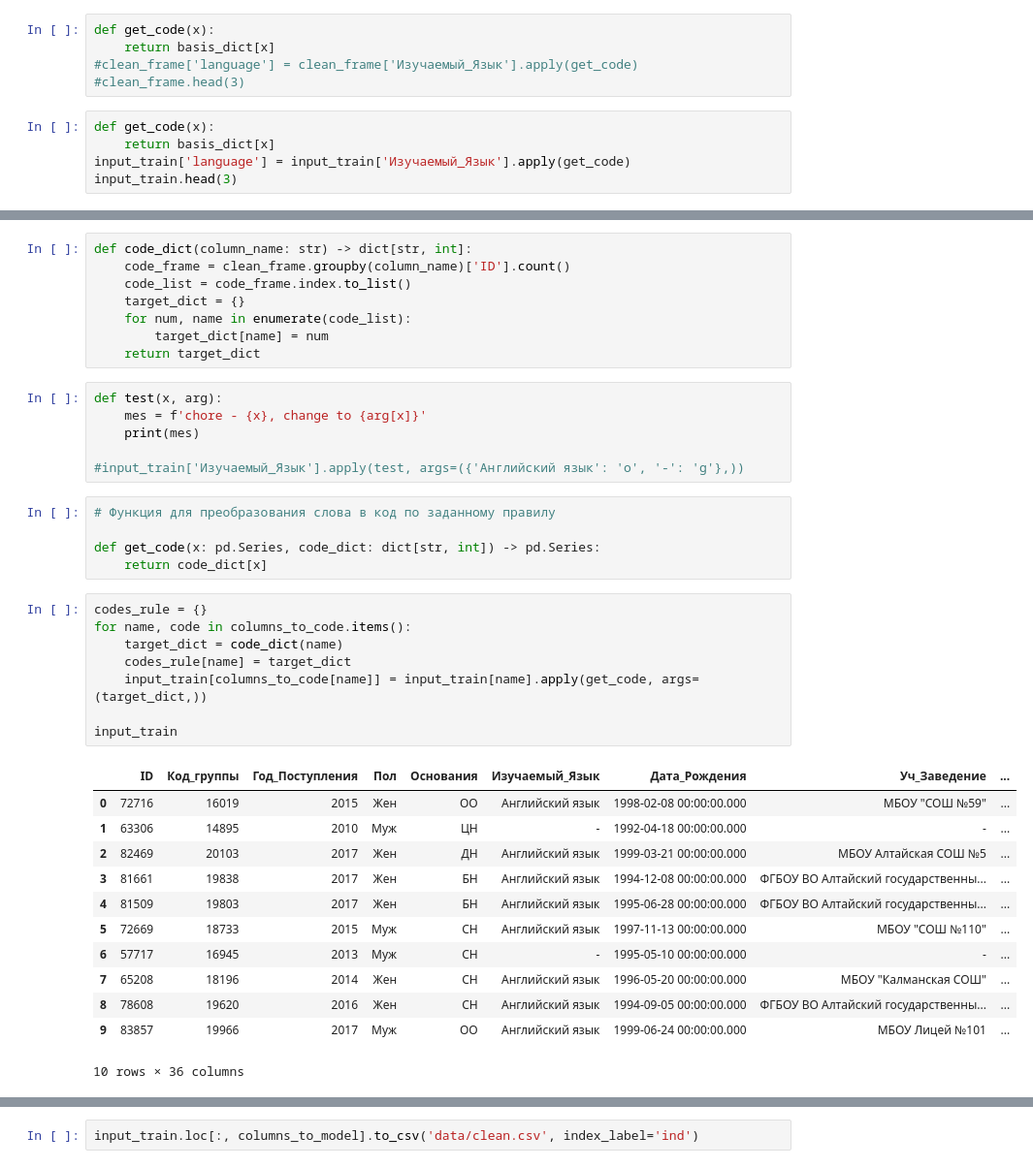
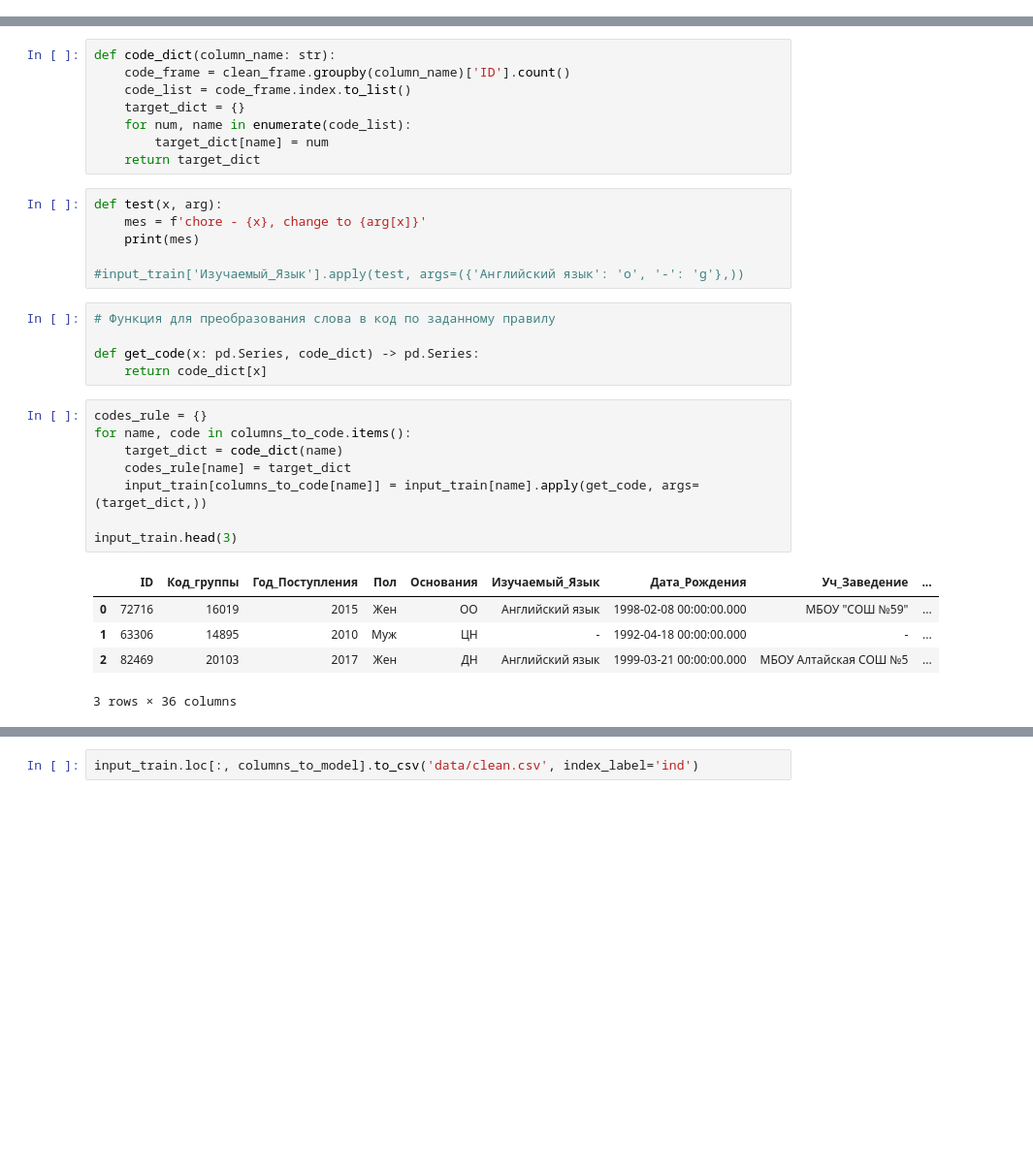
Before and after one commit to RomanZorkin/digital_match_altay, a Jupyter notebook: notebooks/prepare_trainDS.ipynb, the cells around one changed output, grey strips where cells are left out. Shown: that part at 97% size. Cells and saved outputs as stored; diff of their text form; blank space fills up the shorter version.

```diff
--- a/notebooks/prepare_trainDS.ipynb
+++ b/notebooks/prepare_trainDS.ipynb
@@ -460,10 +482,0 @@ basis_dict
-# %%
-def get_code(x):
-    return basis_dict[x]
-#clean_frame['language'] = clean_frame['Изучаемый_Язык'].apply(get_code)
-#clean_frame.head(3)
-# %%
-def get_code(x):
-    return basis_dict[x]
-input_train['language'] = input_train['Изучаемый_Язык'].apply(get_code)
-input_train.head(3)
@@ -549,7 +558,7 @@ columns_to_code = {
     'Страна_Родители': 'parents_country',
 }
 # %%
-def code_dict(column_name: str) -> dict[str, int]:
+def code_dict(column_name: str):
     code_frame = clean_frame.groupby(column_name)['ID'].count()
     code_list = code_frame.index.to_list()
     target_dict = {}
@@ -565,26 +574,19 @@ def test(x, arg):
 # %%
 # Функция для преобразования слова в код по заданному правилу
 
-def get_code(x: pd.Series, code_dict: dict[str, int]) -> pd.Series:
+def get_code(x: pd.Series, code_dict) -> pd.Series:
     return code_dict[x]
 # %%
 codes_rule = {}
 for name, code in columns_to_code.items():
     target_dict = code_dict(name)
     codes_rule[name] = target_dict
     input_train[columns_to_code[name]] = input_train[name].apply(get_code, args=(target_dict,))
 
-input_train
+input_train.head(3)
 # %% [output]
 |  | ID | Код_группы | Год_Поступления | Пол | Основания | Изучаемый_Язык | Дата_Рождения | Уч_Заведение | ... |
 | 0 | 72716 | 16019 | 2015 | Жен | ОО | Английский язык | 1998-02-08 00:00:00.000 | МБОУ "СОШ №59" | ... |
 | 1 | 63306 | 14895 | 2010 | Муж | ЦН | - | 1992-04-18 00:00:00.000 | - | ... |
 | 2 | 82469 | 20103 | 2017 | Жен | ДН | Английский язык | 1999-03-21 00:00:00.000 | МБОУ Алтайская СОШ №5 | ... |
-| 3 | 81661 | 19838 | 2017 | Жен | БН | Английский язык | 1994-12-08 00:00:00.000 | ФГБОУ ВО Алтайский государственны... | ... |
-| 4 | 81509 | 19803 | 2017 | Жен | БН | Английский язык | 1995-06-28 00:00:00.000 | ФГБОУ ВО Алтайский государственны... | ... |
-| 5 | 72669 | 18733 | 2015 | Муж | СН | Английский язык | 1997-11-13 00:00:00.000 | МБОУ "СОШ №110" | ... |
-| 6 | 57717 | 16945 | 2013 | Муж | СН | - | 1995-05-10 00:00:00.000 | - | ... |
-| 7 | 65208 | 18196 | 2014 | Жен | СН | Английский язык | 1996-05-20 00:00:00.000 | МБОУ "Калманская СОШ" | ... |
-| 8 | 78608 | 19620 | 2016 | Жен | СН | Английский язык | 1994-09-05 00:00:00.000 | ФГБОУ ВО Алтайский государственны... | ... |
-| 9 | 83857 | 19966 | 2017 | Муж | ОО | Английский язык | 1999-06-24 00:00:00.000 | МБОУ Лицей №101 | ... |
-10 rows × 36 columns
+3 rows × 36 columns
```
Also changed, not shown: parts of 47 cells of this notebook, 1 other file.
